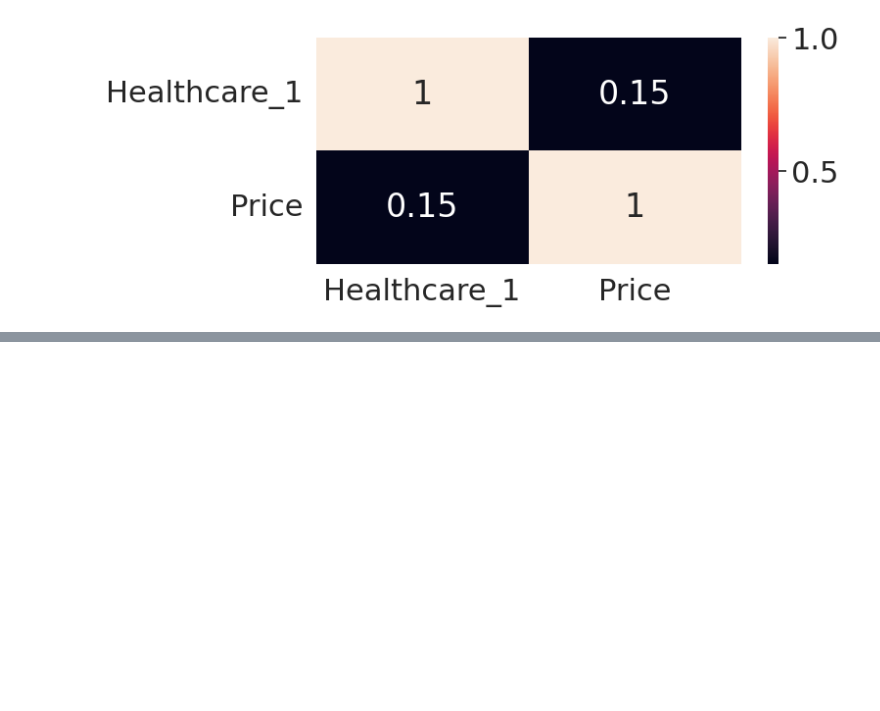
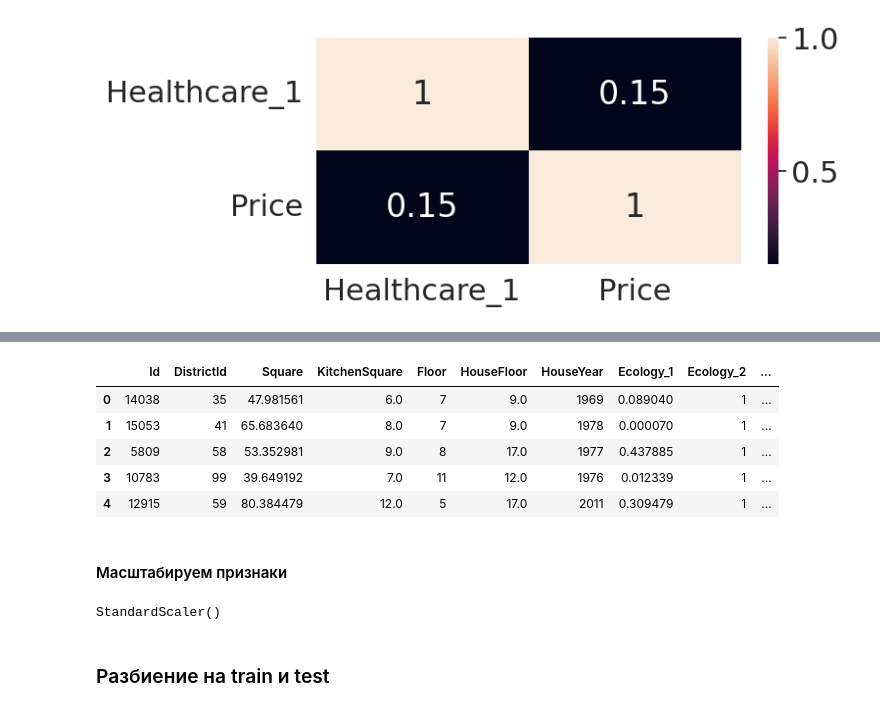
Before and after one commit to nickogee/gb_Python_for_DS, a Jupyter notebook: Course_project/Project.ipynb, the cells around one changed output, grey strips where cells are left out. Saved outputs shown, nothing was run; the diff lists cells and outputs as text; code cells hidden in the pictures; blank space fills up the shorter version.

```diff
--- a/Course_project/Project.ipynb
+++ b/Course_project/Project.ipynb
@@ -405,0 +491,18 @@ sns.heatmap(df.corr(), annot=True, cmap="YlOrBr")
+# %%
+df.head(5)
+# %% [output]
+|  | Id | DistrictId | Square | KitchenSquare | Floor | HouseFloor | HouseYear | Ecology_1 | Ecology_2 | ... |
+| 0 | 14038 | 35 | 47.981561 | 6.0 | 7 | 9.0 | 1969 | 0.089040 | 1 | ... |
+| 1 | 15053 | 41 | 65.683640 | 8.0 | 7 | 9.0 | 1978 | 0.000070 | 1 | ... |
+| 2 | 5809 | 58 | 53.352981 | 9.0 | 8 | 17.0 | 1977 | 0.437885 | 1 | ... |
+| 3 | 10783 | 99 | 39.649192 | 7.0 | 11 | 12.0 | 1976 | 0.012339 | 1 | ... |
+| 4 | 12915 | 59 | 80.384479 | 12.0 | 5 | 17.0 | 2011 | 0.309479 | 1 | ... |
+# %% [markdown]
+#### Масштабируем признаки
+# %%
+scaler = StandardScaler()
+scaler.fit(df[features])
+# %% [output]
+StandardScaler()
+# %% [markdown]
+### Разбиение на train и test
```
Also changed, not shown: parts of 81 cells of this notebook, 4 other files.
